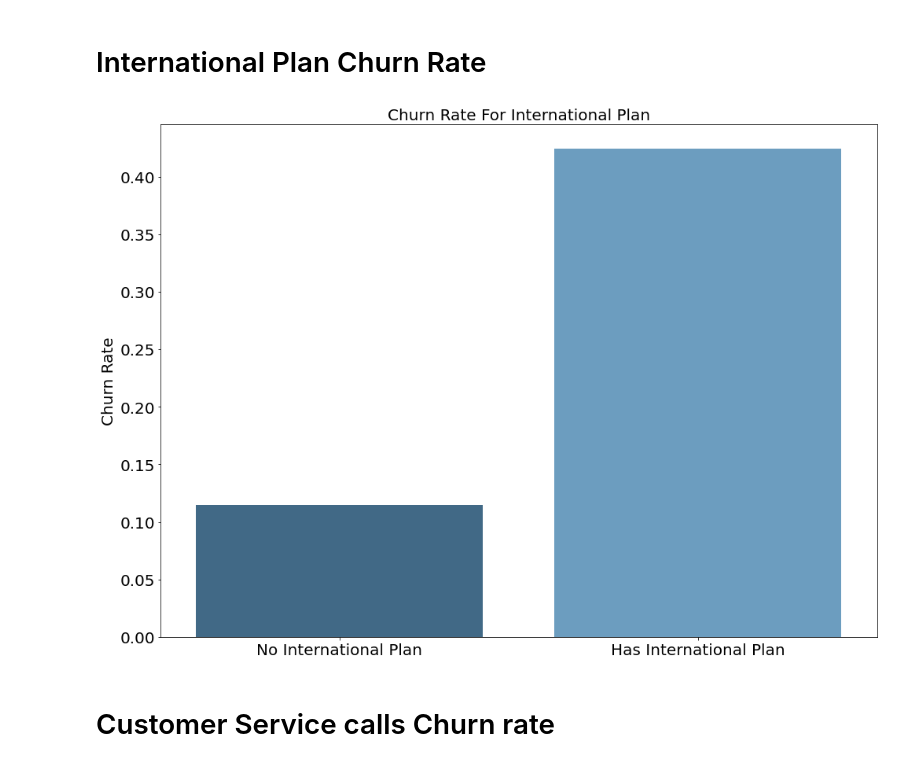
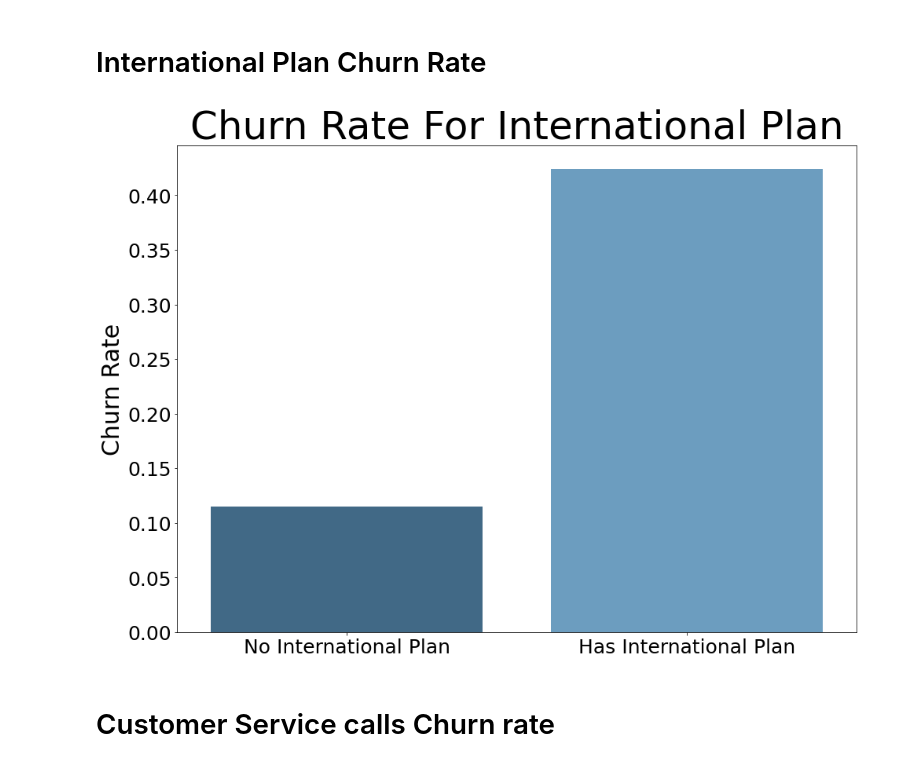
Before and after one commit to howen7/Predictive_Modeling, a Jupyter notebook: notebooks/exploratory/Hunter.ipynb, the cells around one changed output. Drawn from its saved outputs; the diff is of its cells as text; code cells hidden in the pictures.

```diff
--- a/notebooks/exploratory/Hunter.ipynb
+++ b/notebooks/exploratory/Hunter.ipynb
@@ -443,19 +443,19 @@ Looks like customer service calls, international plan, voice mail plan, total da
 # %%
 churn_rate_int = df.groupby(['international plan'])['churn'].mean()
 
 fig, ax = plt.subplots(figsize =(14,10))
 sns.barplot(x = churn_rate_int.index, y = churn_rate_int.values, ax = ax, palette = "Blues_d")
 
-plt.title('Churn Rate For International Plan', fontsize = 20)
+plt.title('Churn Rate For International Plan', fontsize = 50)
 plt.xlabel('')
-plt.ylabel('Churn Rate', fontsize = 20)
+plt.ylabel('Churn Rate', fontsize = 30)
 
-ax.tick_params(labelsize = 20)
+ax.tick_params(labelsize = 25)
 ax.set_xticklabels(['No International Plan', 'Has International Plan'])
 plt.tight_layout()
 plt.savefig('../report/figures/Internationalplan.png',dpi=300, bbox_inches='tight')
 # %% [output]
-[figure, old version]
+[figure, new version]
 # %% [markdown]
 # Customer Service calls Churn rate
 # %%
```
Also changed, not shown: 4 other files.
